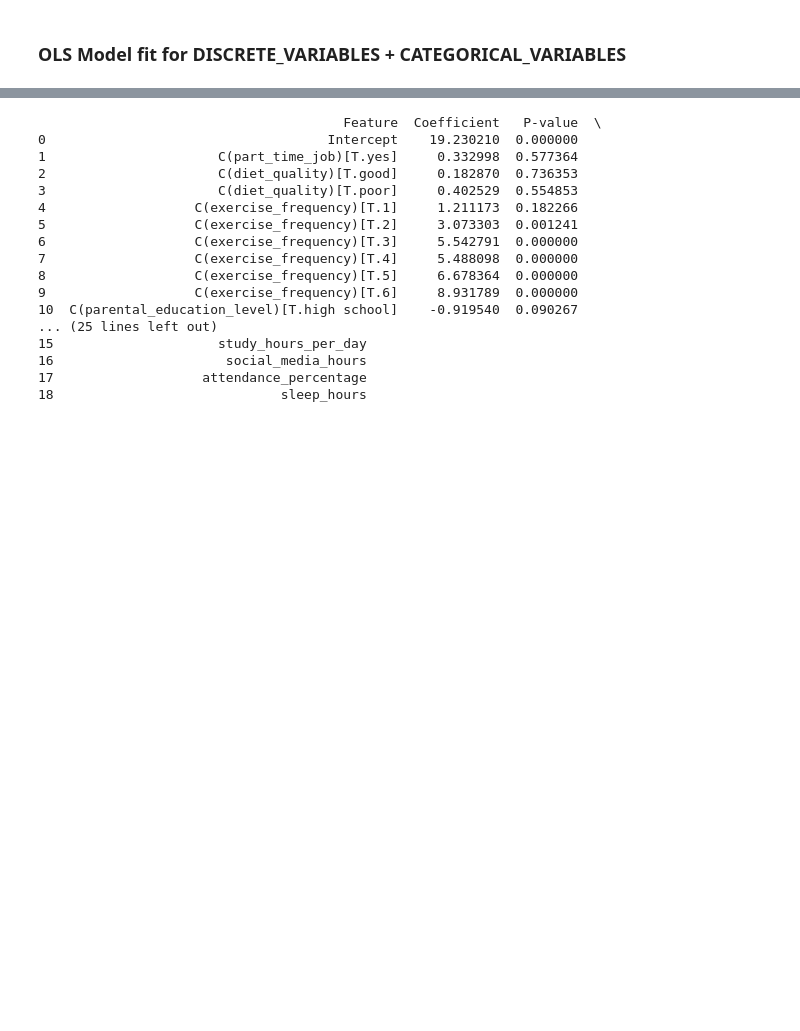
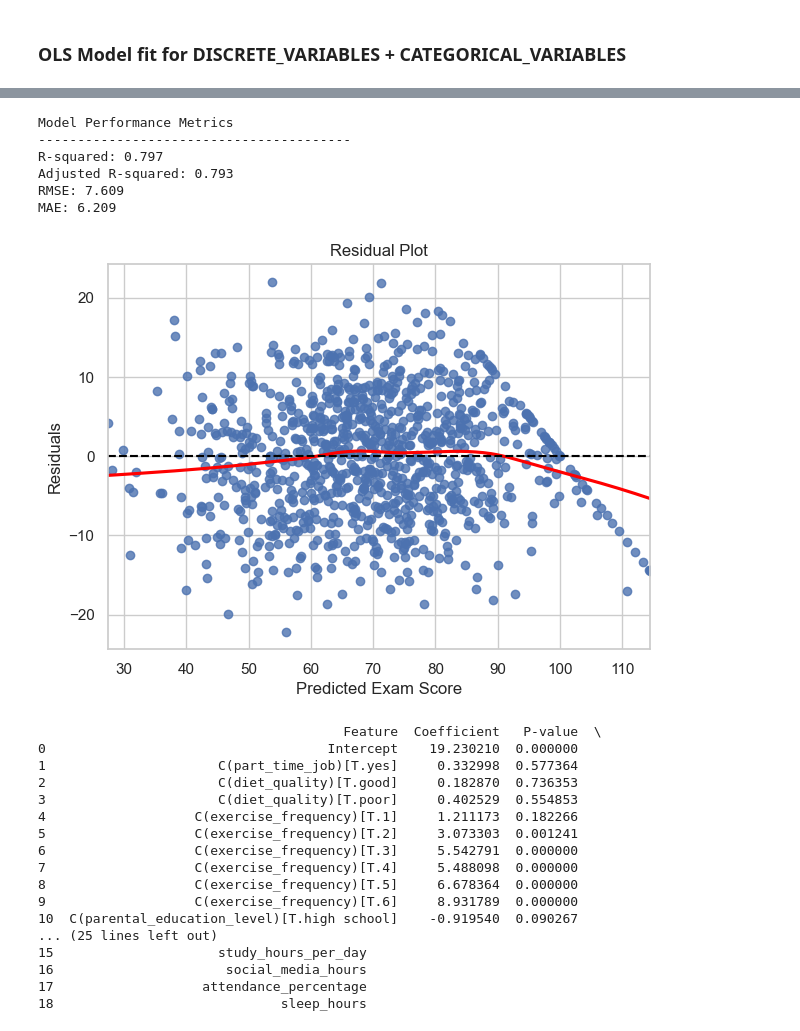
Before and after one commit to manuuu13/data7001_group15_project, a Jupyter notebook: python scripts/behavioral_data_cda.ipynb, the cells around one changed output, grey strips where cells are left out. Cells and saved outputs as stored; diff of their text form; code cells hidden in the pictures; blank space fills up the shorter version.

```diff
--- a/python scripts/behavioral_data_cda.ipynb
+++ b/python scripts/behavioral_data_cda.ipynb
@@ -157,6 +157,77 @@ Notes:
 [1] Standard Errors assume that the covariance matrix of the errors is correctly specified.
 [2] The condition number is large,  1e+03. This might indicate that there are
 strong multicollinearity or other numerical problems.
+# %%
+from sklearn.metrics import mean_squared_error, mean_absolute_error
+import numpy as np
+import matplotlib.pyplot as plt
+import seaborn as sns
+
+
+# Predictions
+predictions = model.predict(df_new)
+
+# Metrics
+r2 = model.rsquared
+adj_r2 = model.rsquared_adj
+
+rmse = np.sqrt(
+    mean_squared_error(
+        df_new['exam_score'],
+        predictions
+    )
+)
+
+mae = mean_absolute_error(
+    df_new['exam_score'],
+    predictions
+)
+
+print("Model Performance Metrics")
+print("-" * 40)
+
+print(f"R-squared: {r2:.3f}")
+print(f"Adjusted R-squared: {adj_r2:.3f}")
+print(f"RMSE: {rmse:.3f}")
+print(f"MAE: {mae:.3f}")
+
+# RESIDUAL PLOT
+residuals = df_new['exam_score'] - predictions
+
+plt.figure(figsize=(7,5))
+
+sns.residplot(
+    x=predictions,
+    y=residuals,
+    lowess=True,
+    line_kws={'color': 'red'}
+)
+
+plt.axhline(
+    0,
+    color='black',
+    linestyle='--'
+)
+
+plt.title("Residual Plot")
+plt.xlabel("Predicted Exam Score")
+plt.ylabel("Residuals")
+
+plt.savefig(
+    "cda_plots/residual_plot.png",
+    dpi=300,
+    bbox_inches='tight'
+)
+
+plt.show()
+# %% [output]
+Model Performance Metrics
+----------------------------------------
+R-squared: 0.797
+Adjusted R-squared: 0.793
+RMSE: 7.609
+MAE: 6.209
+[figure, added]
 # %%
 results = pd.DataFrame({
     "Feature": model.params.index,
```
Also changed, not shown: parts of 2 cells of this notebook.
